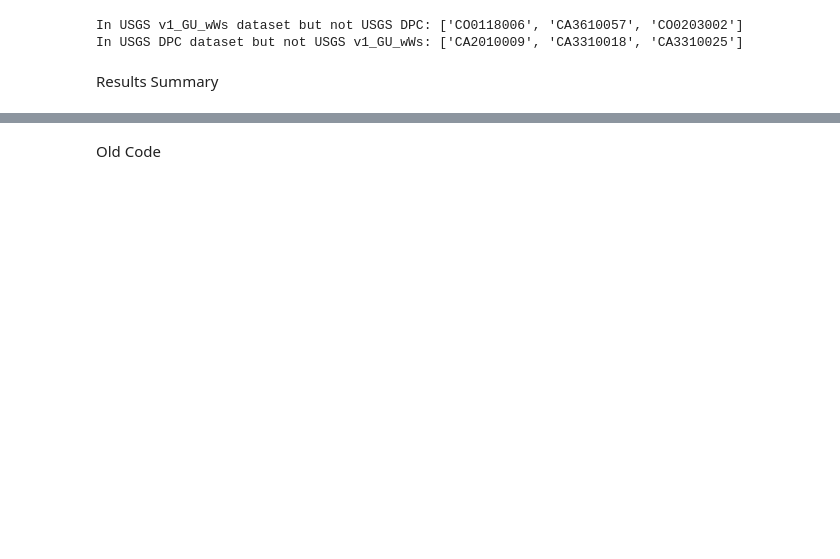
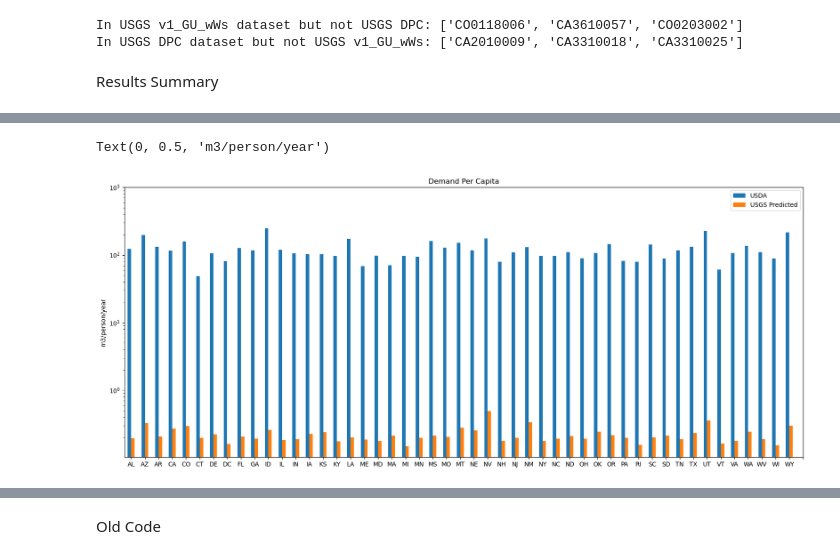
Before and after one commit to MuktaHardikar/WaterTAP3, a Jupyter notebook: watertap3/watertap3/usgs_2017_wsa_sdwis.ipynb, the cells around one changed output, grey strips where cells are left out. Cells and saved outputs as stored; diff of their text form; code cells hidden in the pictures; blank space fills up the shorter version.

```diff
--- a/watertap3/watertap3/usgs_2017_wsa_sdwis.ipynb
+++ b/watertap3/watertap3/usgs_2017_wsa_sdwis.ipynb
@@ -158,0 +207,19 @@ Number of SDWIS PWS IDs not included in the USGS v1_GU_wWs dataset: 30878
+# %%
+fig,ax = plt.subplots(figsize=(20,8))
+x = np.arange(0,len(usda_demand_2020_state))*2
+
+ax.bar(x-0.25,usda_demand_2020_state['dpc_m3personyear'],width = 0.5,label='USDA')
+ax.bar(x+0.25, usgs_state['state_avg_dpc'], width= 0.5,label='USGS Predicted')
+ax.legend()
+ax.set_yscale('log')
+
+ticklabels = ticklabels = np.concatenate(([' '],usda_demand_2020_state['abbv'],[' ']))
+ax.set_xticklabels(ticklabels)
+ax.xaxis.set_major_locator(plt.MaxNLocator(len(usda_demand_2020_state['abbv'])+1))
+ax.set_xlim([-1,98])
+ax.set_ylim([0,1000])
+ax.set_title('Demand Per Capita')
+ax.set_ylabel('m3/person/year')
+# %% [output]
+Text(0, 0.5, 'm3/person/year')
+[figure, added]
```
Also changed, not shown: parts of 15 cells of this notebook.
